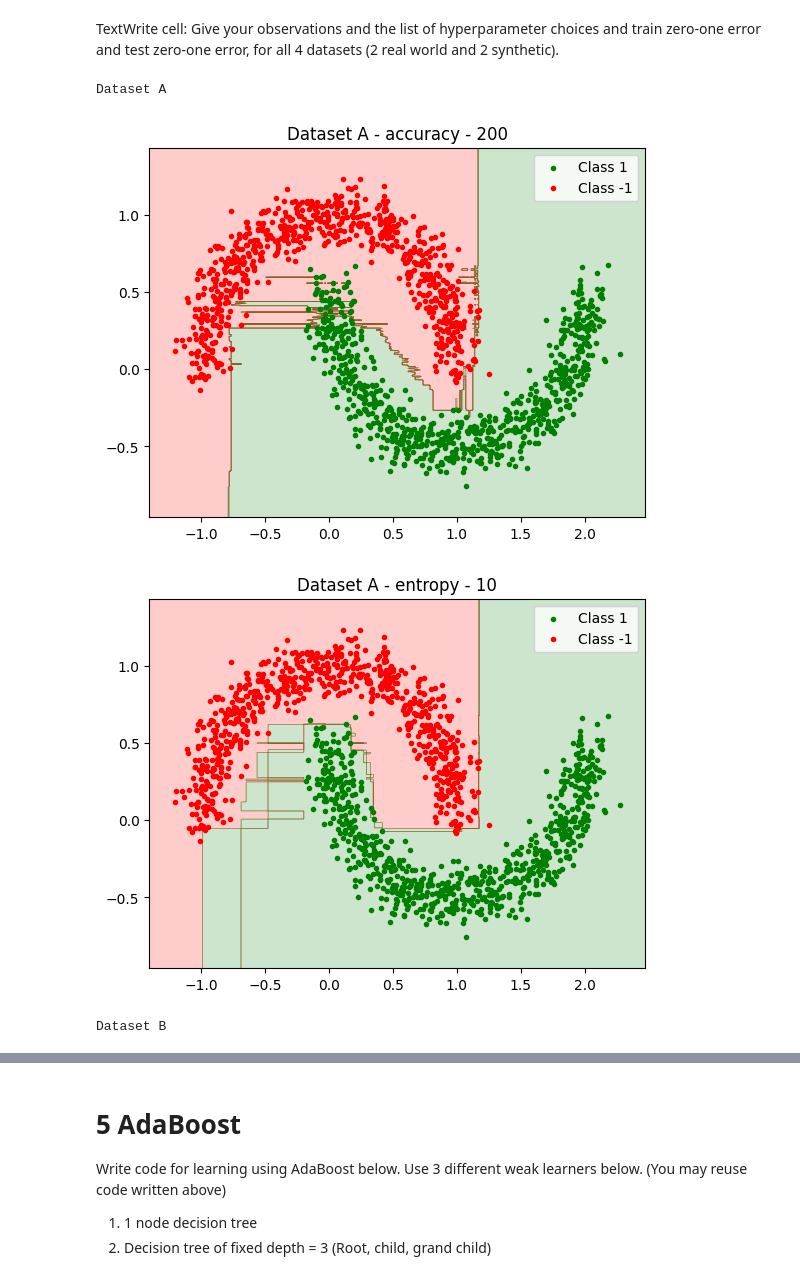
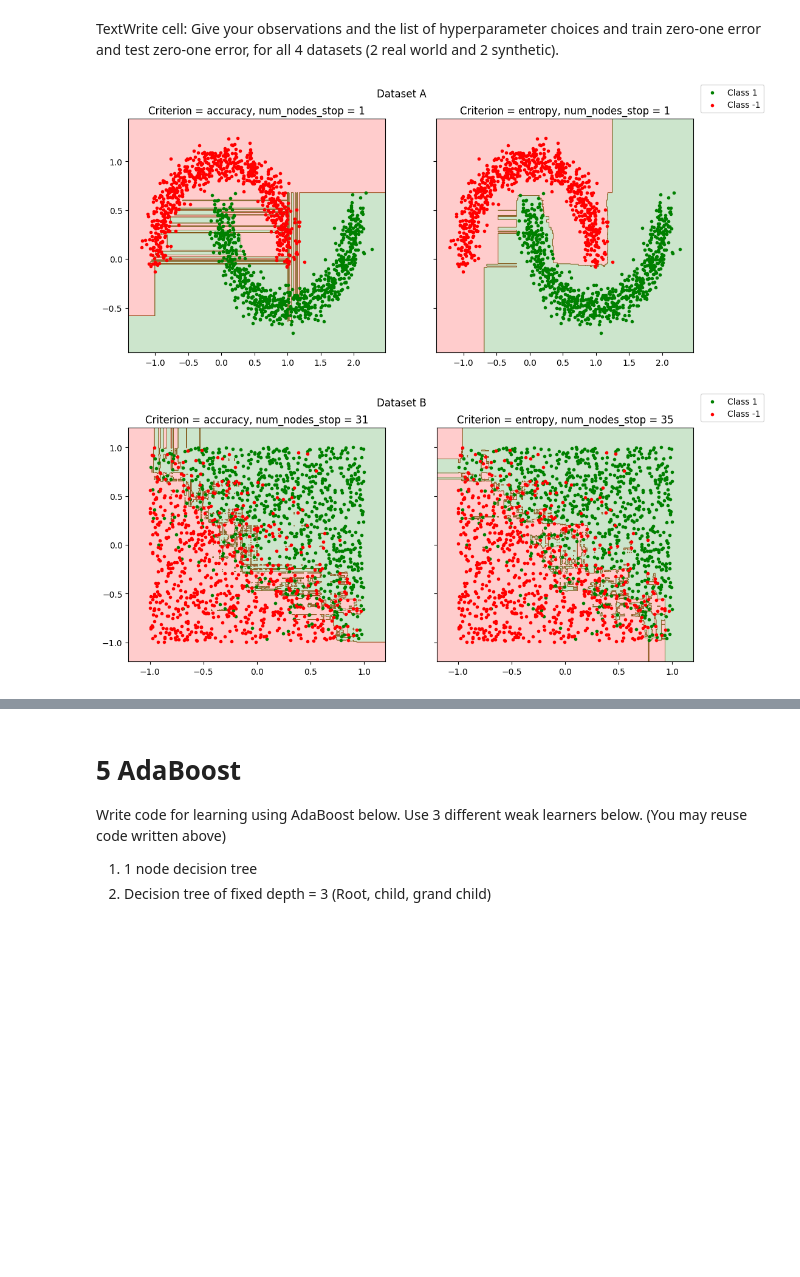
Before and after one commit to bersilin-robert1609/CS5691-PRML, a Jupyter notebook: Assignment-2/Notebook/ProgAss2_Student.ipynb, the cells around one changed output, grey strips where cells are left out. Drawn from its saved outputs; the diff is of its cells as text; code cells hidden in the pictures; blank space fills up the shorter version.

```diff
--- a/Assignment-2/Notebook/ProgAss2_Student.ipynb
+++ b/Assignment-2/Notebook/ProgAss2_Student.ipynb
@@ -68,7 +68,7 @@ def calculate_kernel_matrix(X, kernel, kernel_param):
     elif(kernel == 'poly'):
         return (1 + np.matmul(X, X.T)) ** kernel_param
     elif(kernel == 'rbf'):
-        return np.exp(-kernel_param * np.sum((X[:, np.newaxis, :] - X[np.newaxis, :, :]) ** 2, axis=2))
+        return np.exp(-kernel_param * (np.sum(X ** 2, axis = 1) + np.sum(X ** 2, axis = 1)[:, np.newaxis] - 2 * np.matmul(X, X.T)))
 
 def calculate_kernel_values(X, x, kernel, kernel_param):
     """
@@ -113,7 +113,7 @@ def train_pred_logistic_regression(X, Y, kernel='linear', reg_param=0., kernel_p
     alpha = np.zeros(X.shape[0])
     eta = 0.1
 
-    for i in range(num_iter_gd):
+    for _ in range(num_iter_gd):
         delta_R_alpha = reg_param * np.matmul(kernel_X, alpha) - np.sum((1 - 1 / (1 + np.exp(-Y * np.matmul(kernel_X, alpha)))) * Y * kernel_X, axis=1)
         alpha = alpha - eta * delta_R_alpha
 
@@ -287,13 +317,14 @@ best_reg_params = {'A': {}, 'B': {}, 'C': {}, 'D': {}}
 
 def find_best_parameter(kernel, X_train, Y_train, X_val, Y_val):
     best_kernel_param, best_reg_param, best_accuracy = None, None, 0
+    kernel_params, reg_params = [], []
 
     if kernel == 'linear':
         kernel_params = [1]
         reg_params = [1e-4, 1e-3, 1e-2, 1e-1, 1, 10, 100]
     elif kernel == 'poly':
         kernel_params = [1, 2, 4, 6, 8]
-        reg_params = [1e-4, 1e-3, 1e-2, 1e-1, 1]
+        reg_params = [1e-4, 1e-3, 1e-2, 1e-1, 1, 10]
     elif kernel == 'rbf':
         kernel_params = [1e-3, 1e-2, 1e-1, 1, 2, 4, 10, 100]
         reg_params = [1e-4, 1e-3, 1e-2, 1e-1, 1, 10, 100]
@@ -302,8 +333,8 @@ def find_best_parameter(kernel, X_train, Y_train, X_val, Y_val):
         for reg_param in reg_params:
             clf = train_svm(X_train, Y_train, kernel, reg_param=reg_param, kernel_param=kernel_param)
             pred = predict_value(clf, X_val)
+            pred[pred == 0] = 1
             accuracy = np.mean(pred == Y_val)
-            # print("kernel: {}, kernel_param: {}, reg_param: {}, accuracy: {}".format(kernel, kernel_param, reg_param, accuracy))
             if accuracy > best_accuracy:
                 best_kernel_param, best_reg_param, best_accuracy = kernel_param, reg_param, accuracy
     return best_kernel_param, best_reg_param, best_accuracy
@@ -327,6 +358,7 @@ for a in ['A', 'B', 'C', 'D']:
         best_kernel_params[a][kernel] = best_kernel_param
         best_reg_params[a][kernel] = best_reg_param
         pred = predict_value(clf, X_test)
+        pred[pred == 0] = 1
         accuracy = np.mean(pred == Y_test)
         print("Test accuracy: {}\n".format(accuracy))
 # %% [output]
@@ -421,8 +449,7 @@ def find_entropy(X_left_count, X_right_count, X_left_pos, X_right_pos):
     examples in the left and right side of the split
     """
     X_left_entropy, X_right_entropy = entropy(X_left_pos / X_left_count), entropy(X_right_pos / X_right_count)
-    tot_entropy = (X_left_count * X_left_entropy + X_right_count * X_right_entropy) / (X_left_count + X_right_count)
-    return tot_entropy
+    return (X_left_count * X_left_entropy + X_right_count * X_right_entropy) / (X_left_count + X_right_count)
 
 def find_accuracy(X_left_count, X_right_count, X_left_pos, X_right_pos):
     """
@@ -818,7 +844,6 @@ num_trees = [1, 5, 10, 20, 50, 100, 200, 250, 500]
 criterions = ['accuracy', 'entropy']
 
 best_num_trees = {'A':{}, 'B':{}, 'C':{}, 'D':{}}
-best_forests = {'A':{}, 'B':{}, 'C':{}, 'D':{}}
 
 def find_best_hyperparameters(X, Y, criterion, num_nodes_stop=1, a=0.5, b=0.5):
     """
@@ -848,7 +873,6 @@ for a in ['A', 'B', 'C', 'D']:
         print(f"Best number of trees: {num_tree}")
         print(f"Best Validation Accuracy: {accuracy}")
         forest = train_random_forest(X_train, Y_train, num_tree, 1, criterion)
-        best_forests[a][criterion] = forest
         predictions = eval_random_forest(forest, X_test)
         predictions_train = eval_random_forest(forest, X_train)
         print(f"Train Accuracy: {np.sum(predictions_train == Y_train) / Y_train.shape[0]}")
@@ -877,38 +901,36 @@ TextWrite cell: Give your observations and the list of hyperparameter choices an
 # %%
 ## Codewrite cell: Generate plots of learned Random Forest classifier on dataset_A and datasset_B.
 # Plots should give both the learned classifier and the train data.
 # Plots required only for the accuracy criterion.
 # Similar to  Bishop Figure 4.5 (with just two classes here.)
 # Total number of plots = 2
 
 criterions = ['accuracy', 'entropy']
 
-def plot_decision_boundary(X_test, Y_test, forest, title):
-    """
-    Plots the decision boundary for the given forest
-    """
-    minX, maxX = np.min(X_test[:, 0]), np.max(X_test[:, 0])
-    minY, maxY = np.min(X_test[:, 1]), np.max(X_test[:, 1])
+for a in ['A', 'B']:
+    data = np.load('../../Data/dataset_{}.npz'.format(a))
+    X_train, Y_train = data['arr_0'], data['arr_1']
+    X_test, Y_test = data['arr_2'], data['arr_3']
+    minX, maxX = np.min(X_train[:, 0]), np.max(X_train[:, 0])
+    minY, maxY = np.min(X_train[:, 1]), np.max(X_train[:, 1])
     points = 500
     X, Y = np.meshgrid(np.linspace(minX-0.2, maxX+0.2, points), np.linspace(minY-0.2, maxY+0.2, points))
-    Z = forest.predict_values(np.c_[X.ravel(), Y.ravel()])
-    Z = Z.reshape(X.shape)
-    plt.contourf(X, Y, Z, colors=['red', 'green'], alpha=0.2)
-    plt.scatter(X_test[Y_test == 1, 0], X_test[Y_test == 1, 1], color='green', label='Class 1', marker='.')
-    plt.scatter(X_test[Y_test == -1, 0], X_test[Y_test == -1, 1], color='red', label='Class -1', marker='.')
-    plt.title(title)
-    plt.legend()
+    X_plotter = np.c_[X.ravel(), Y.ravel()]
+
+    fig, ax = plt.subplots(1, 2, sharey=True, figsize=(12, 5))
+    line = [0, 0]
+    for i, criterion in enumerate(criterions):
+        forest = train_random_forest(X_train, Y_train, best_num_trees[a][criterion], 1, criterion)
+        Y_pred = eval_random_forest(forest, X_plotter)
+        Y_pred[Y_pred == 0] = 1
+        Z = Y_pred.reshape(X.shape)
+        ax[i].contourf(X, Y, Z, colors=['red', 'green'], alpha=0.2)
+        line[0] = ax[i].scatter(X_train[Y_train == 1, 0], X_train[Y_train == 1, 1], color='green', marker='.')
+        line[1] = ax[i].scatter(X_train[Y_train == -1, 0], X_train[Y_train == -1, 1], color='red', marker='.')
+        ax[i].set_title('Criterion = {}, num_nodes_stop = {}'.format(criterion, best_num_nodes[a][criterion]))
+    fig.legend(line, ['Class 1', 'Class -1'], loc='upper right')
+    fig.suptitle('Dataset {}'.format(a))
     plt.show()
-
-for a in ['A', 'B']:
-    print(f"Dataset {a}")
-    for criterion in criterions:
-        data = np.load('../../Data/dataset_{}.npz'.format(a))
-        X_train, Y_train, X_test, Y_test = data['arr_0'], data['arr_1'], data['arr_2'], data['arr_3']
-        forest = best_forests[a][criterion]
-        plot_decision_boundary(X_train, Y_train, forest, f"Dataset {a} - {criterion} - {best_num_trees[a][criterion]}")
 # %% [output]
-Dataset A
-[figure, old version]
+[figure, new version]
-[figure, old version]
+[figure, new version]
-Dataset B
```
Also changed, not shown: parts of 15 cells of this notebook, 1 other file.
